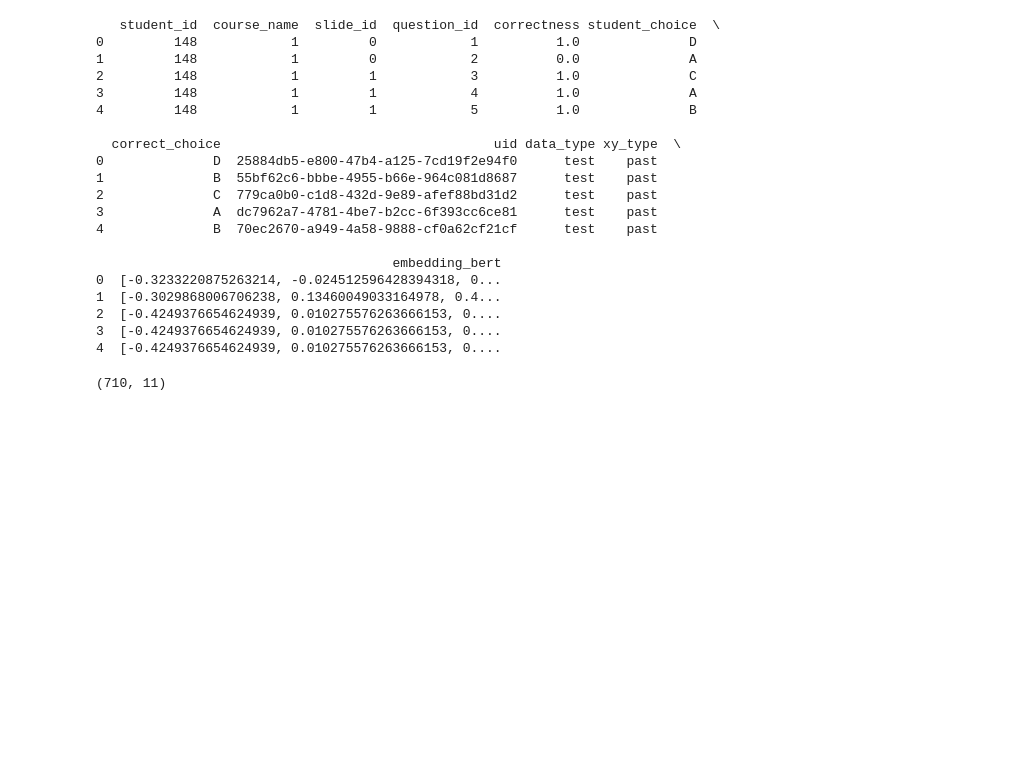
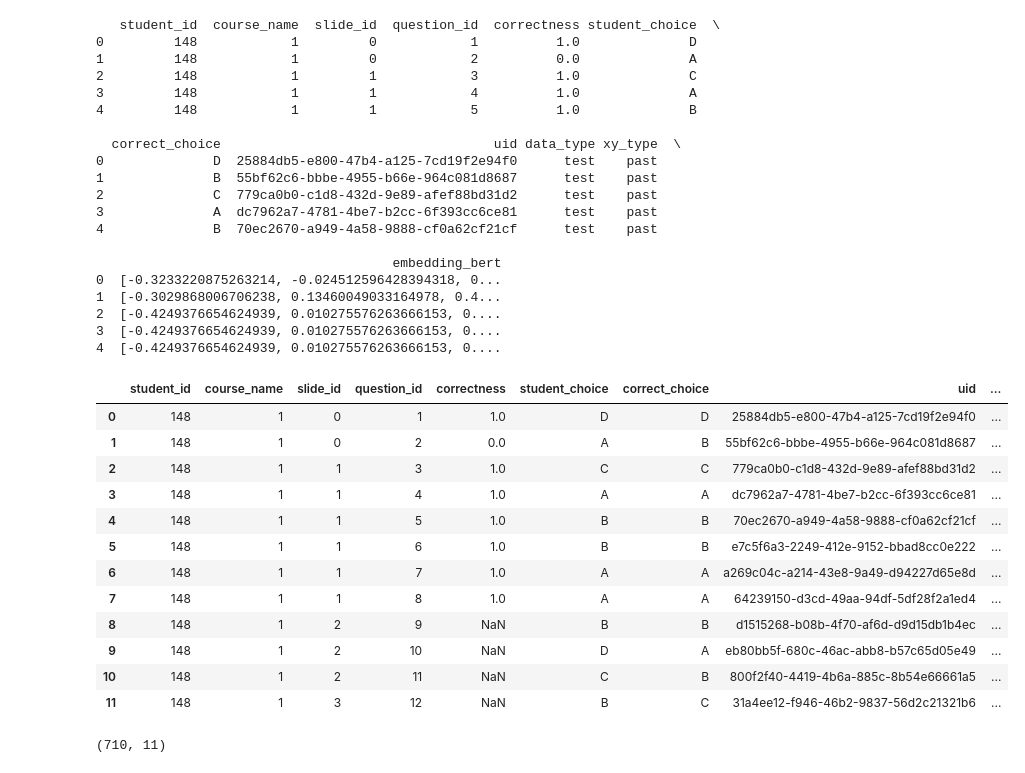
Before and after one commit to HanisPHY/pipeline_pykt, a Jupyter notebook: test.ipynb, the cells around one changed output. Drawn from its saved outputs; the diff is of its cells as text; code cells hidden in the pictures; blank space fills up the shorter version.

```diff
--- a/test.ipynb
+++ b/test.ipynb
@@ -131,6 +119,22 @@ print(df.head())
 2  [-0.4249376654624939, 0.010275576263666153, 0....
 3  [-0.4249376654624939, 0.010275576263666153, 0....
 4  [-0.4249376654624939, 0.010275576263666153, 0....
+# %%
+df[df["student_id"] == 148]
+# %% [output]
+|  | student_id | course_name | slide_id | question_id | correctness | student_choice | correct_choice | uid | ... |
+| 0 | 148 | 1 | 0 | 1 | 1.0 | D | D | 25884db5-e800-47b4-a125-7cd19f2e94f0 | ... |
+| 1 | 148 | 1 | 0 | 2 | 0.0 | A | B | 55bf62c6-bbbe-4955-b66e-964c081d8687 | ... |
+| 2 | 148 | 1 | 1 | 3 | 1.0 | C | C | 779ca0b0-c1d8-432d-9e89-afef88bd31d2 | ... |
+| 3 | 148 | 1 | 1 | 4 | 1.0 | A | A | dc7962a7-4781-4be7-b2cc-6f393cc6ce81 | ... |
+| 4 | 148 | 1 | 1 | 5 | 1.0 | B | B | 70ec2670-a949-4a58-9888-cf0a62cf21cf | ... |
+| 5 | 148 | 1 | 1 | 6 | 1.0 | B | B | e7c5f6a3-2249-412e-9152-bbad8cc0e222 | ... |
+| 6 | 148 | 1 | 1 | 7 | 1.0 | A | A | a269c04c-a214-43e8-9a49-d94227d65e8d | ... |
+| 7 | 148 | 1 | 1 | 8 | 1.0 | A | A | 64239150-d3cd-49aa-94df-5df28f2a1ed4 | ... |
+| 8 | 148 | 1 | 2 | 9 | NaN | B | B | d1515268-b08b-4f70-af6d-d9d15db1b4ec | ... |
+| 9 | 148 | 1 | 2 | 10 | NaN | D | A | eb80bb5f-680c-46ac-abb8-b57c65d05e49 | ... |
+| 10 | 148 | 1 | 2 | 11 | NaN | C | B | 800f2f40-4419-4b6a-885c-8b54e66661a5 | ... |
+| 11 | 148 | 1 | 3 | 12 | NaN | B | C | 31a4ee12-f946-46b2-9837-56d2c21321b6 | ... |
 # %%
 df.shape
 # %% [output]
```
Also changed, not shown: parts of 1 cell of this notebook, 6 other files.
